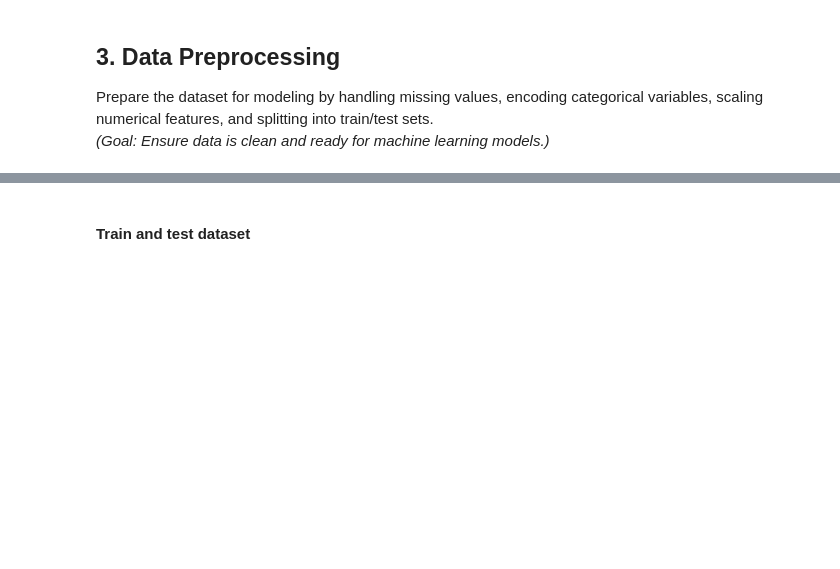
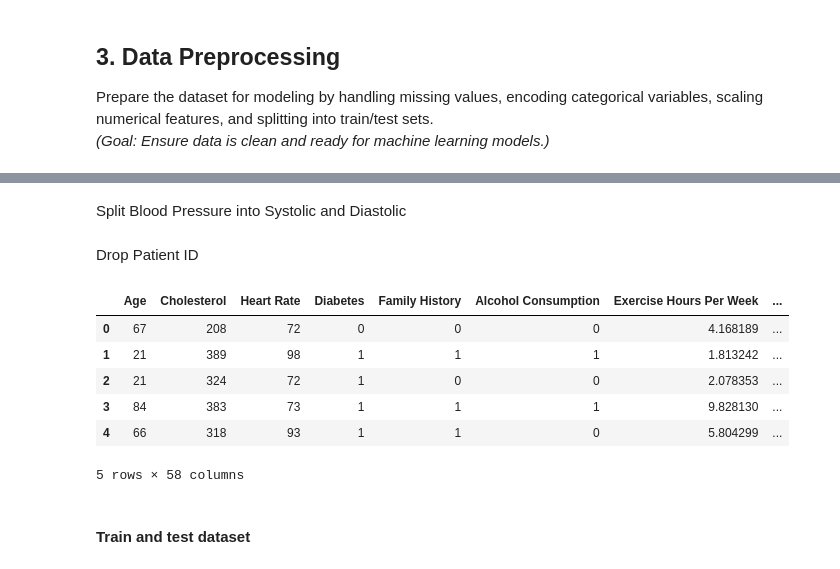
Before and after one commit to matin-ghasemi/ml4bioinformatics-workshop, a Jupyter notebook: ML_for_Bioinformatics.ipynb, the cells around one changed output, grey strips where cells are left out. Cells and saved outputs as stored; diff of their text form; code cells hidden in the pictures; blank space fills up the shorter version.

```diff
--- a/ML_for_Bioinformatics.ipynb
+++ b/ML_for_Bioinformatics.ipynb
@@ -259,3 +259,28 @@ Prepare the dataset for modeling by handling missing values, encoding categorica
+# %%
+df = pd.get_dummies(df, columns=['Sex', 'Smoking', 'Obesity', 'Diet', 'Previous Heart Problems', 'Medication Use', 'Country', 'Continent', 'Hemisphere'])
+# %% [markdown]
+Split Blood Pressure into Systolic and Diastolic
+# %%
+systolic = df['Blood Pressure'].str.split('/').str[0].values.astype(int)
+diastolic = df['Blood Pressure'].str.split('/').str[1].values.astype(int)
+
+df['Systolic'] = systolic
+df['Diastolic'] = diastolic
+df = df.drop('Blood Pressure', axis=1)
+# %% [markdown]
+Drop Patient ID
+# %%
+df = df.drop('Patient ID', axis=1)
+# %%
+df.head()
+# %% [output]
+|  | Age | Cholesterol | Heart Rate | Diabetes | Family History | Alcohol Consumption | Exercise Hours Per Week | ... |
+| 0 | 67 | 208 | 72 | 0 | 0 | 0 | 4.168189 | ... |
+| 1 | 21 | 389 | 98 | 1 | 1 | 1 | 1.813242 | ... |
+| 2 | 21 | 324 | 72 | 1 | 0 | 0 | 2.078353 | ... |
+| 3 | 84 | 383 | 73 | 1 | 1 | 1 | 9.828130 | ... |
+| 4 | 66 | 318 | 93 | 1 | 1 | 0 | 5.804299 | ... |
+5 rows × 58 columns
 # %% [markdown]
 #### Train and test dataset
 # %%
```
Also changed, not shown: parts of 19 cells of this notebook.
